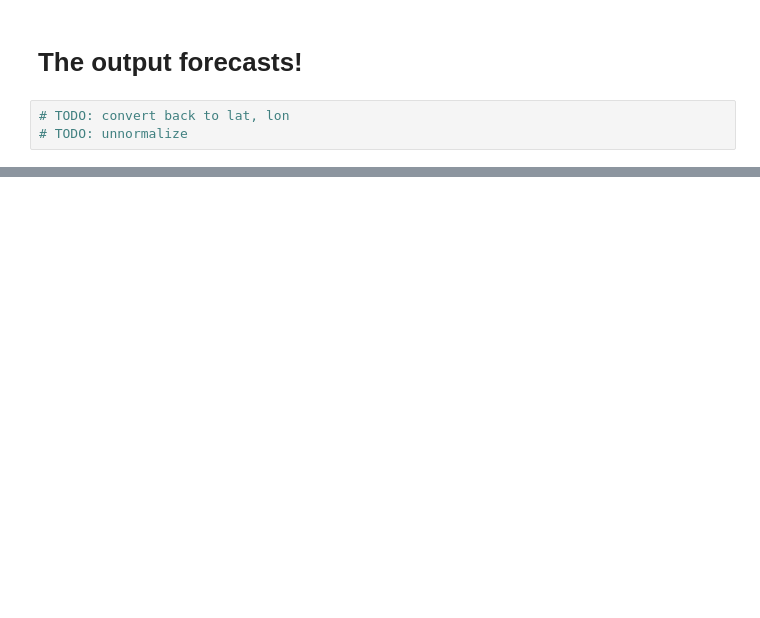
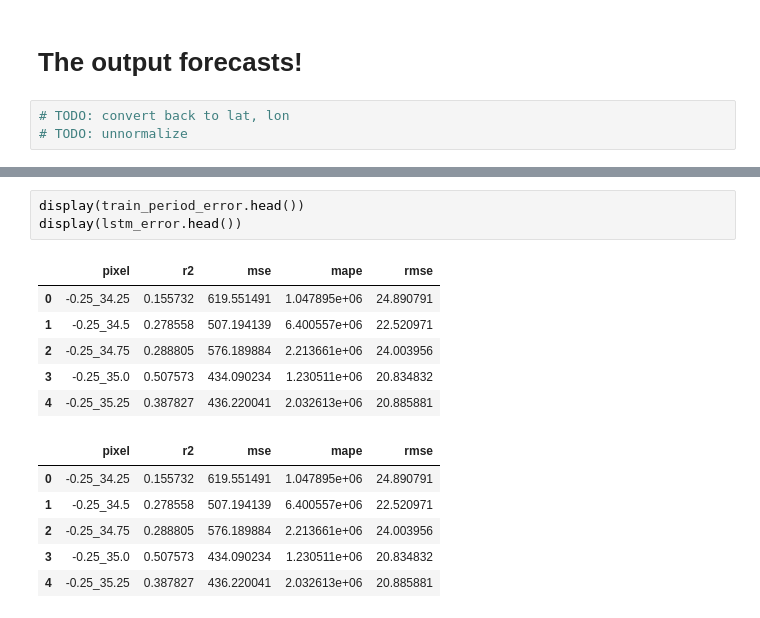
Before and after one commit to tommylees112/spatio_temporal, a Jupyter notebook: notebooks/kenya_VHI.ipynb, the cells around one changed output, grey strips where cells are left out. Drawn from its saved outputs; the diff is of its cells as text; blank space fills up the shorter version.

```diff
--- a/notebooks/kenya_VHI.ipynb
+++ b/notebooks/kenya_VHI.ipynb
@@ -211,0 +281,16 @@ Coordinates:
+# %%
+display(train_period_error.head())
+display(lstm_error.head())
+# %% [output]
+|  | pixel | r2 | mse | mape | rmse |
+| 0 | -0.25_34.25 | 0.155732 | 619.551491 | 1.047895e+06 | 24.890791 |
+| 1 | -0.25_34.5 | 0.278558 | 507.194139 | 6.400557e+06 | 22.520971 |
+| 2 | -0.25_34.75 | 0.288805 | 576.189884 | 2.213661e+06 | 24.003956 |
+| 3 | -0.25_35.0 | 0.507573 | 434.090234 | 1.230511e+06 | 20.834832 |
+| 4 | -0.25_35.25 | 0.387827 | 436.220041 | 2.032613e+06 | 20.885881 |
+|  | pixel | r2 | mse | mape | rmse |
+| 0 | -0.25_34.25 | 0.155732 | 619.551491 | 1.047895e+06 | 24.890791 |
+| 1 | -0.25_34.5 | 0.278558 | 507.194139 | 6.400557e+06 | 22.520971 |
+| 2 | -0.25_34.75 | 0.288805 | 576.189884 | 2.213661e+06 | 24.003956 |
+| 3 | -0.25_35.0 | 0.507573 | 434.090234 | 1.230511e+06 | 20.834832 |
+| 4 | -0.25_35.25 | 0.387827 | 436.220041 | 2.032613e+06 | 20.885881 |
```
Also changed, not shown: parts of 15 cells of this notebook, 16 other files.
